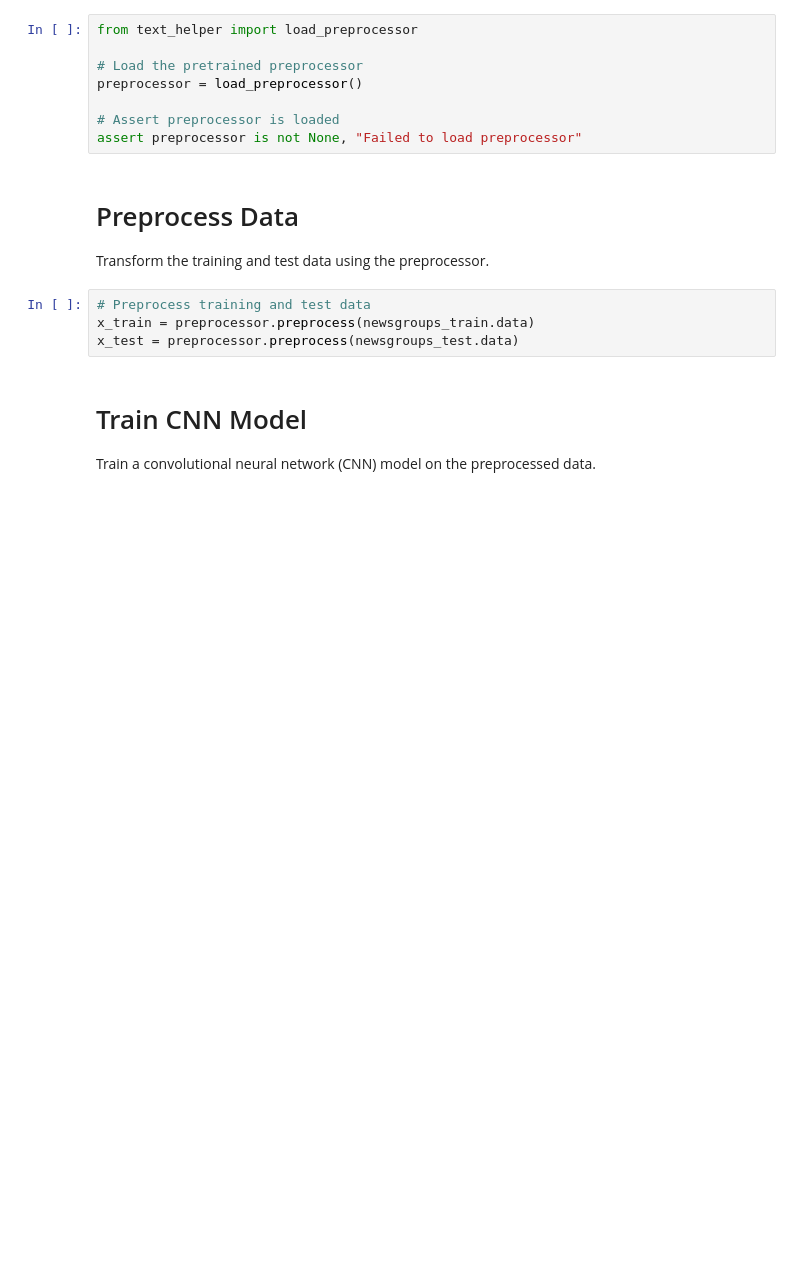
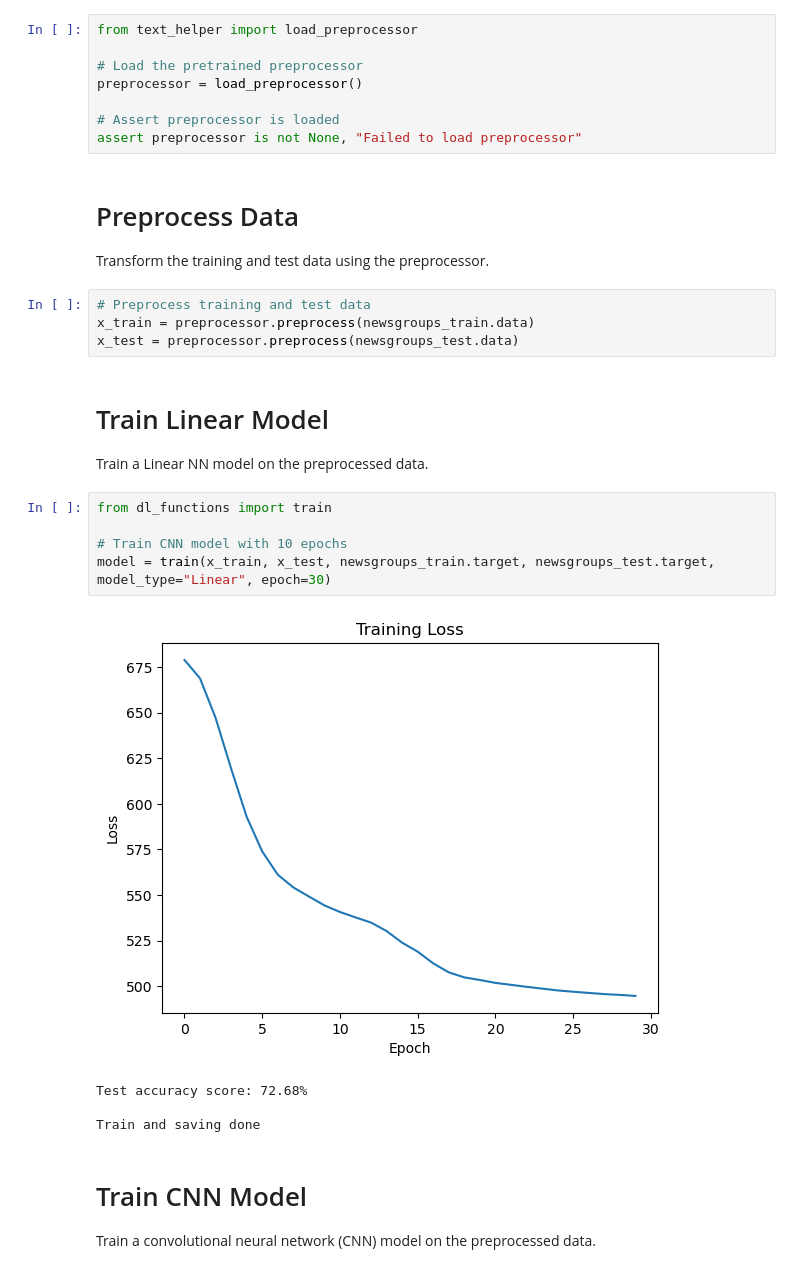
Before and after one commit to Xbostick/pdf_test, a Jupyter notebook: example.ipynb, the cells around one changed output. Drawn from its saved outputs; the diff is of its cells as text; blank space fills up the shorter version.

```diff
--- a/example.ipynb
+++ b/example.ipynb
@@ -40,6 +40,19 @@ Transform the training and test data using the preprocessor.
 # Preprocess training and test data
 x_train = preprocessor.preprocess(newsgroups_train.data)
 x_test = preprocessor.preprocess(newsgroups_test.data)
+# %% [markdown]
+# Train Linear Model
+Train a Linear NN model on the preprocessed data.
+# %%
+from dl_functions import train
+
+# Train CNN model with 10 epochs
+model = train(x_train, x_test, newsgroups_train.target, newsgroups_test.target, model_type="Linear", epoch=30)
+# %% [output]
+[figure, added]
+Test accuracy score: 72.68%
+
+Train and saving done
 # %% [markdown]
 # Train CNN Model
 Train a convolutional neural network (CNN) model on the preprocessed data.
```
Also changed, not shown: parts of 5 cells of this notebook, 1 other file.
